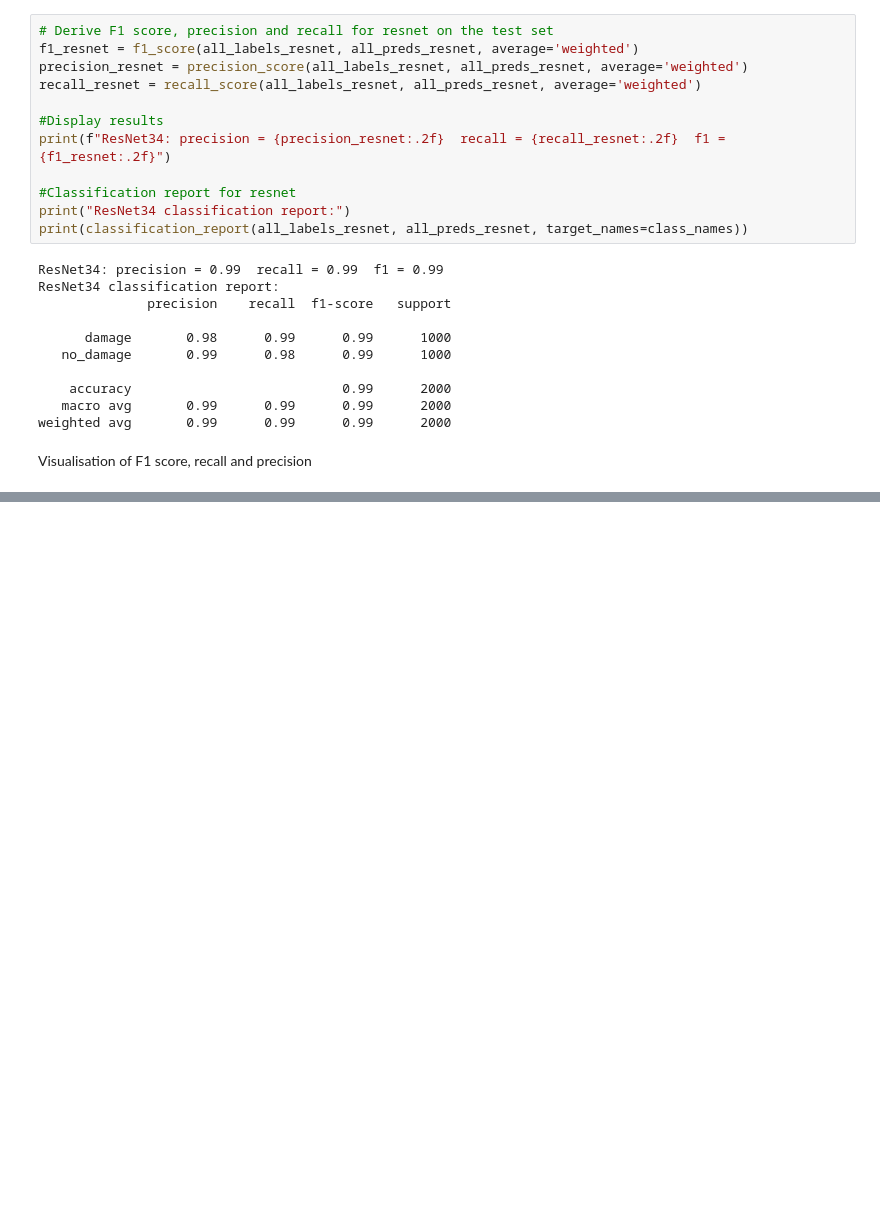
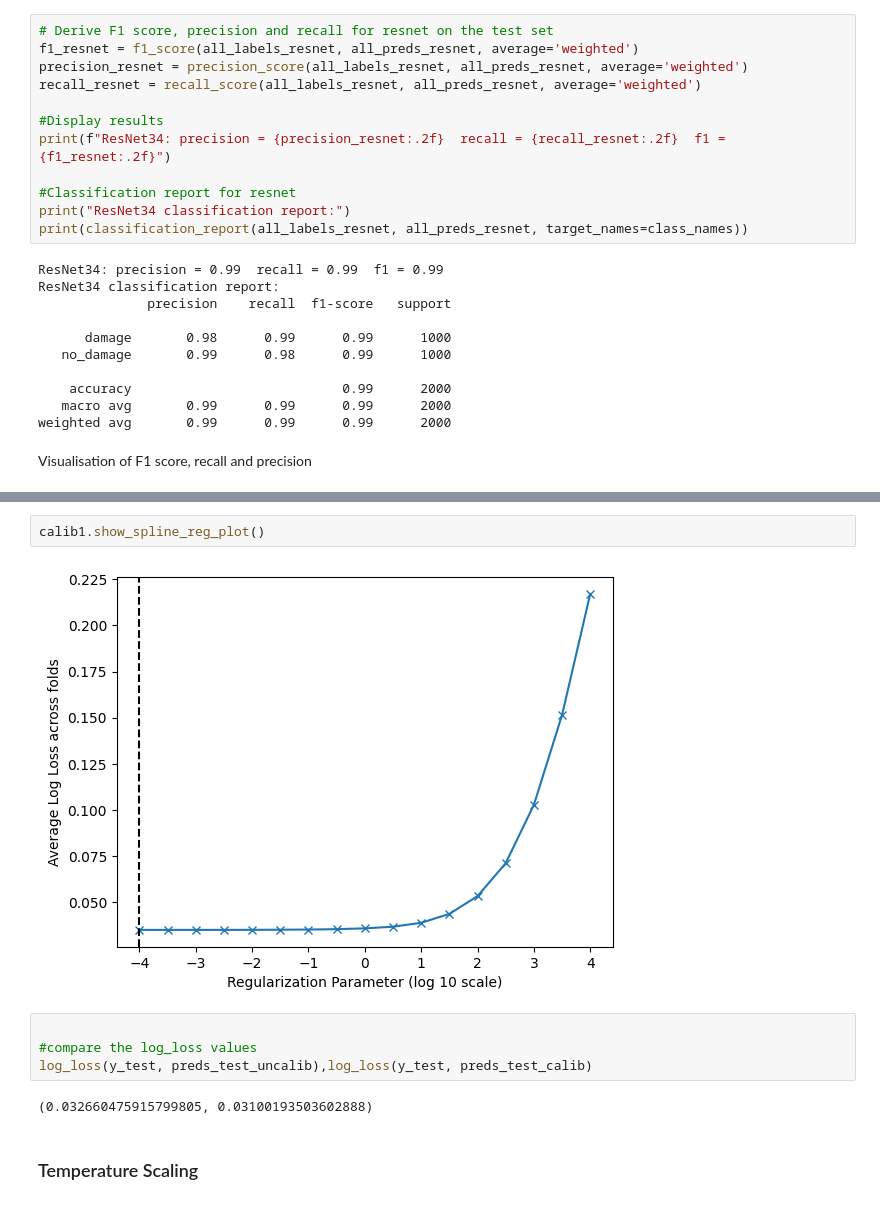
Before and after one commit to marioncalvo/IPEO_submission, a Jupyter notebook: ipeo_code.ipynb, the cells around one changed output, grey strips where cells are left out. Drawn from its saved outputs; the diff is of its cells as text; blank space fills up the shorter version.

```diff
--- a/ipeo_code.ipynb
+++ b/ipeo_code.ipynb
@@ -1137,0 +1235,12 @@ plt.show()
+# %%
+calib1.show_spline_reg_plot()
+# %% [output]
+[figure, added]
+# %%
+
+#compare the log_loss values
+log_loss(y_test, preds_test_uncalib),log_loss(y_test, preds_test_calib)
+# %% [output]
+(0.032660475915799805, 0.03100193503602888)
+# %% [markdown]
+### Temperature Scaling
```
Also changed, not shown: parts of 28 cells of this notebook, 1 other file.
